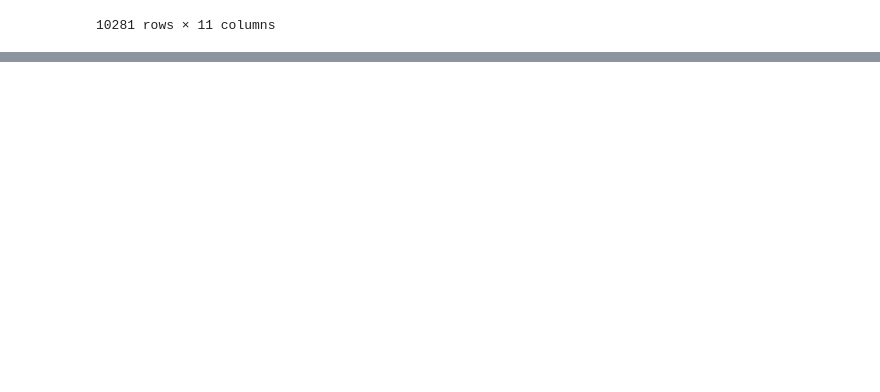
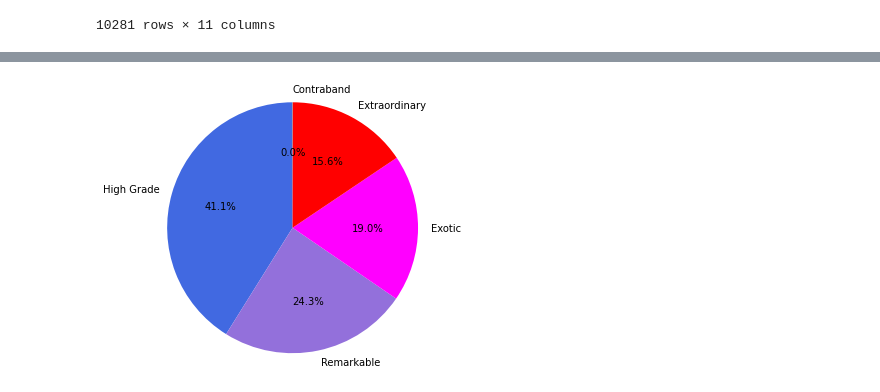
Before and after one commit to whuang37/csgo-market, a Jupyter notebook: data_analysis.ipynb, the cells around one changed output, grey strips where cells are left out. Drawn from its saved outputs; the diff is of its cells as text; code cells hidden in the pictures; blank space fills up the shorter version.

```diff
--- a/data_analysis.ipynb
+++ b/data_analysis.ipynb
@@ -35,6 +37,8 @@ skins
 10281 rows × 5209 columns
 # %%
 stickers = pd.read_excel("datasets/all_stickers.xlsx", header = [0,1], index_col = 0)
+# %%
+stickers = stickers.drop(labels = "2020-09-14", axis = 1) # 9/14/2020 data was not complete so dropped to preserve accuracy
 # %%
 stickers
 # %% [output]
@@ -607,0 +883,12 @@ skins_data
+# %%
+qualities = stickers["Quality", "Unnamed: 3_level_1"].value_counts()
+# %%
+# count of the qualities
+colors = ["royalblue", "mediumpurple", "magenta", "red", "goldenrod"]
+fig1, ax1 = plt.subplots()
+fig1.set_size_inches(5,5)
+ax1.pie(qualities, labels = qualities.index, autopct = "%1.1F%%", colors = colors, startangle = 90)
+ax1.axis("equal")
+# plt.savefig("graphs/stickqualities.png", bbox_inches = "tight")
+# %% [output]
+[figure, added]
```
Also changed, not shown: parts of 67 cells of this notebook.
